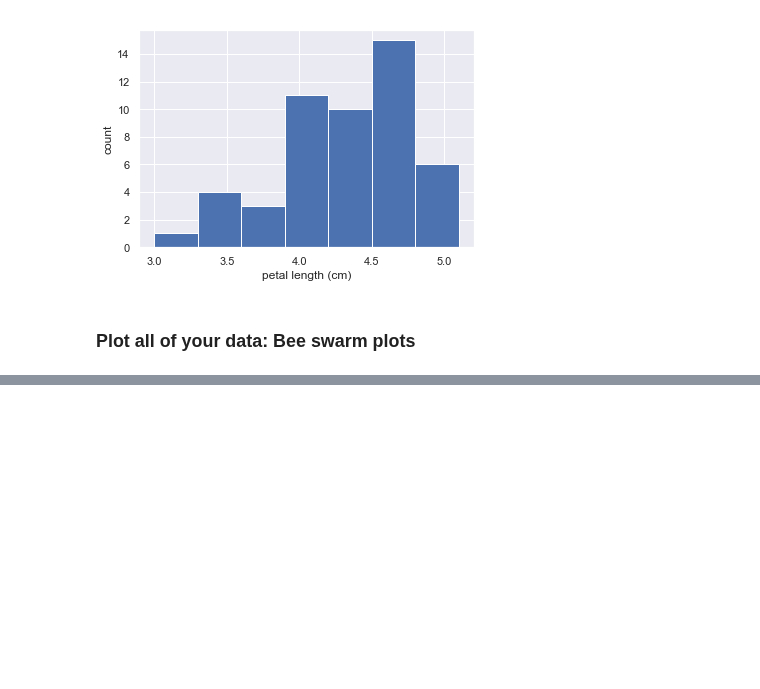
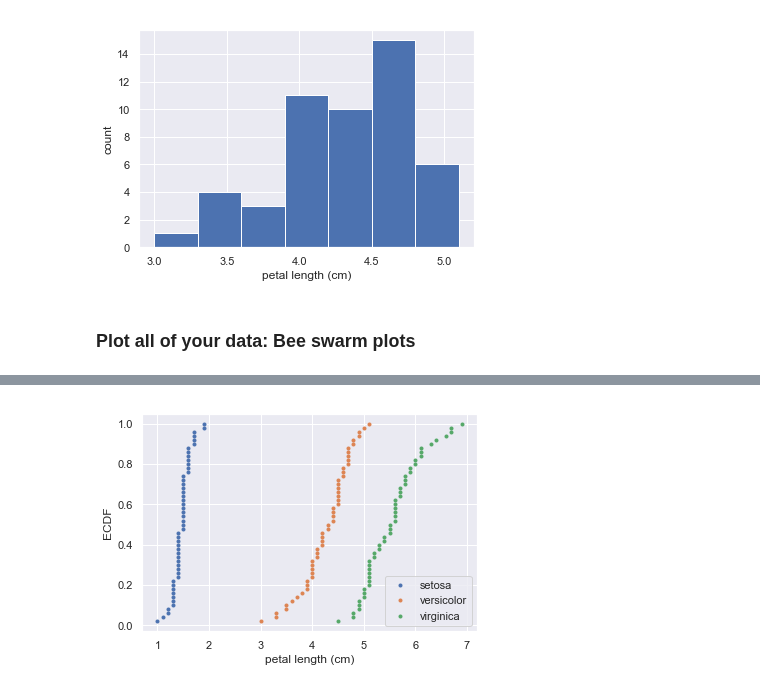
Before and after one commit to MikSm1th/datacamp_notes, a Jupyter notebook: statistical_thinking_in_python/Introduction to exploratory data .ipynb, the cells around one changed output, grey strips where cells are left out. Cells and saved outputs as stored; diff of their text form; code cells hidden in the pictures; blank space fills up the shorter version.

```diff
--- a/statistical_thinking_in_python/Introduction to exploratory data .ipynb
+++ b/statistical_thinking_in_python/Introduction to exploratory data .ipynb
@@ -78,0 +128,15 @@ plt.show()
+# %%
+def ecdf(data):
+    '''Compute ECDF for a one-dimensional array of measurements'''
+    n = len(data)
+    x = np.sort(data)
+    y = np.arange(1, n+1)/n
+    return x, y
+# %%
+versicolor = df[df['species'] == 'versicolor']
+versicolor_petal_length = np.array(versicolor['petal length (cm)'])
+setosa = df[df['species'] == 'setosa']
+setosa_petal_length = np.array(setosa['petal length (cm)'])
+virginica = df[df['species'] == 'virginica']
+virginica_petal_length = np.array(virginica['petal length (cm)'])
+versicolor_petal_length, setosa_petal_length, virginica_petal_length
@@ -78,0 +156,14 @@ plt.show()
+# %%
+x_vers, y_vers = ecdf(versicolor_petal_length)
+x_set, y_set = ecdf(setosa_petal_length)
+x_virg, y_virg = ecdf(virginica_petal_length)
+# %%
+_ = plt.plot(x_set, y_set, marker='.', linestyle='none')
+_ = plt.plot(x_vers, y_vers, marker='.', linestyle='none')
+_ = plt.plot(x_virg, y_virg, marker='.', linestyle='none')
+plt.legend(('setosa', 'versicolor', 'virginica'), loc='lower right')
+_ = plt.xlabel('petal length (cm)')
+_ = plt.ylabel('ECDF')
+plt.show()
+# %% [output]
+[figure, added]
```
Also changed, not shown: parts of 5 cells of this notebook, 2 other files.
